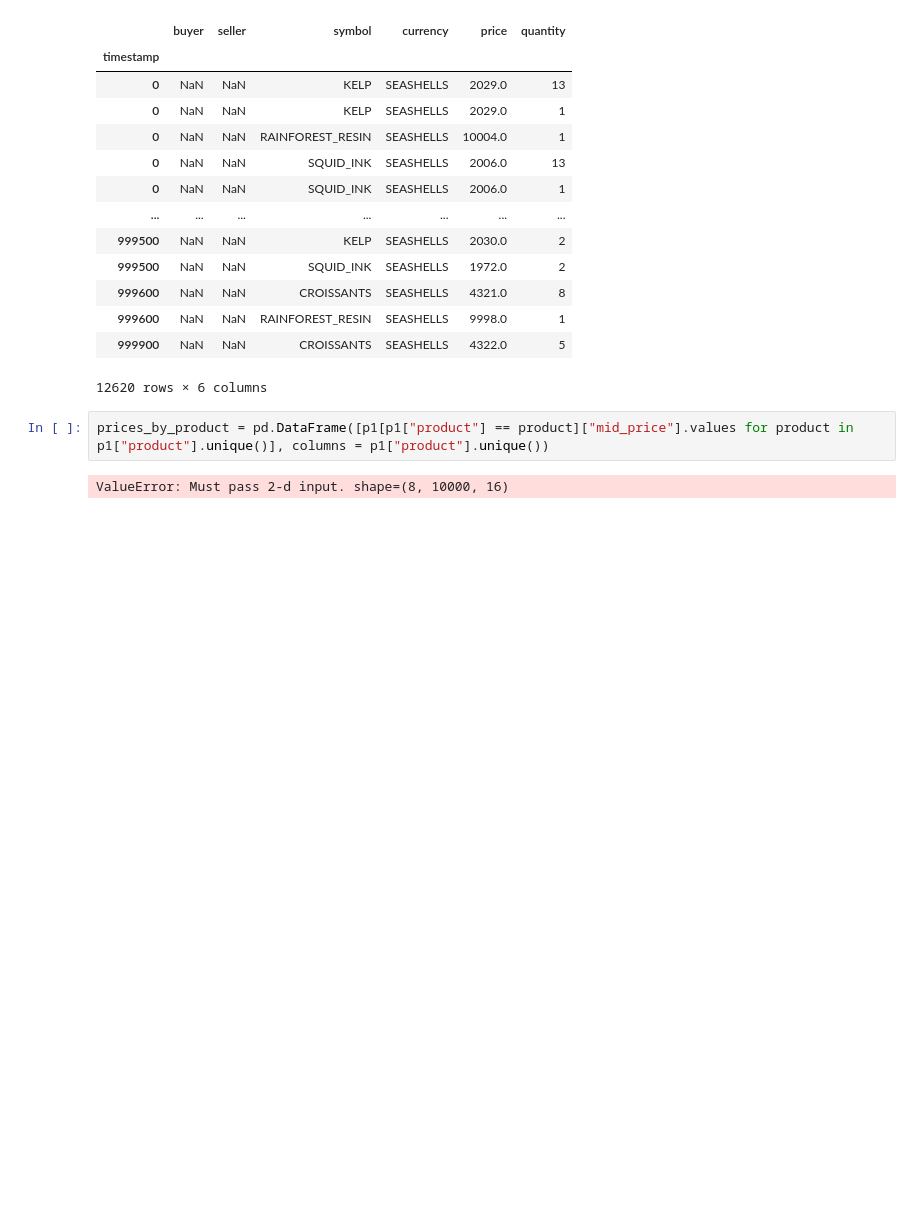
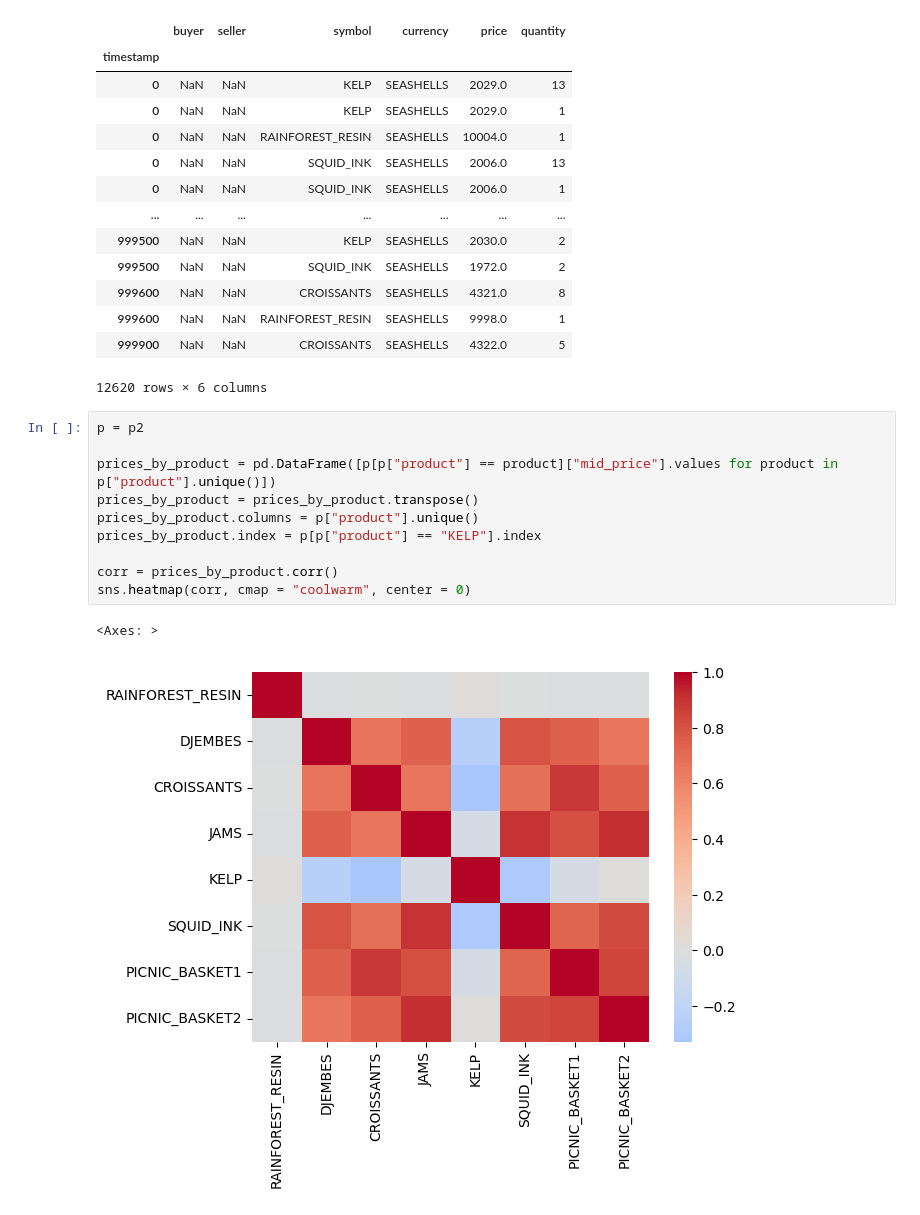
Before and after one commit to CANTSOAR/prosperity3, a Jupyter notebook: round_2/data_analysis/testing.ipynb, the cells around one changed output. Cells and saved outputs as stored; diff of their text form; blank space fills up the shorter version.

```diff
--- a/round_2/data_analysis/testing.ipynb
+++ b/round_2/data_analysis/testing.ipynb
@@ -57,6 +58,15 @@ t1
 | 999900 | NaN | NaN | CROISSANTS | SEASHELLS | 4322.0 | 5 |
 12620 rows × 6 columns
 # %%
-prices_by_product = pd.DataFrame([p1[p1["product"] == product]["mid_price"].values for product in p1["product"].unique()], columns = p1["product"].unique())
+p = p2
+
+prices_by_product = pd.DataFrame([p[p["product"] == product]["mid_price"].values for product in p["product"].unique()])
+prices_by_product = prices_by_product.transpose()
+prices_by_product.columns = p["product"].unique()
+prices_by_product.index = p[p["product"] == "KELP"].index
+
+corr = prices_by_product.corr()
+sns.heatmap(corr, cmap = "coolwarm", center = 0)
 # %% [output]
-ValueError: Must pass 2-d input. shape=(8, 10000, 16)
+<Axes: >
+[figure, added]
```
Also changed, not shown: parts of 9 cells of this notebook, 5 other files.
